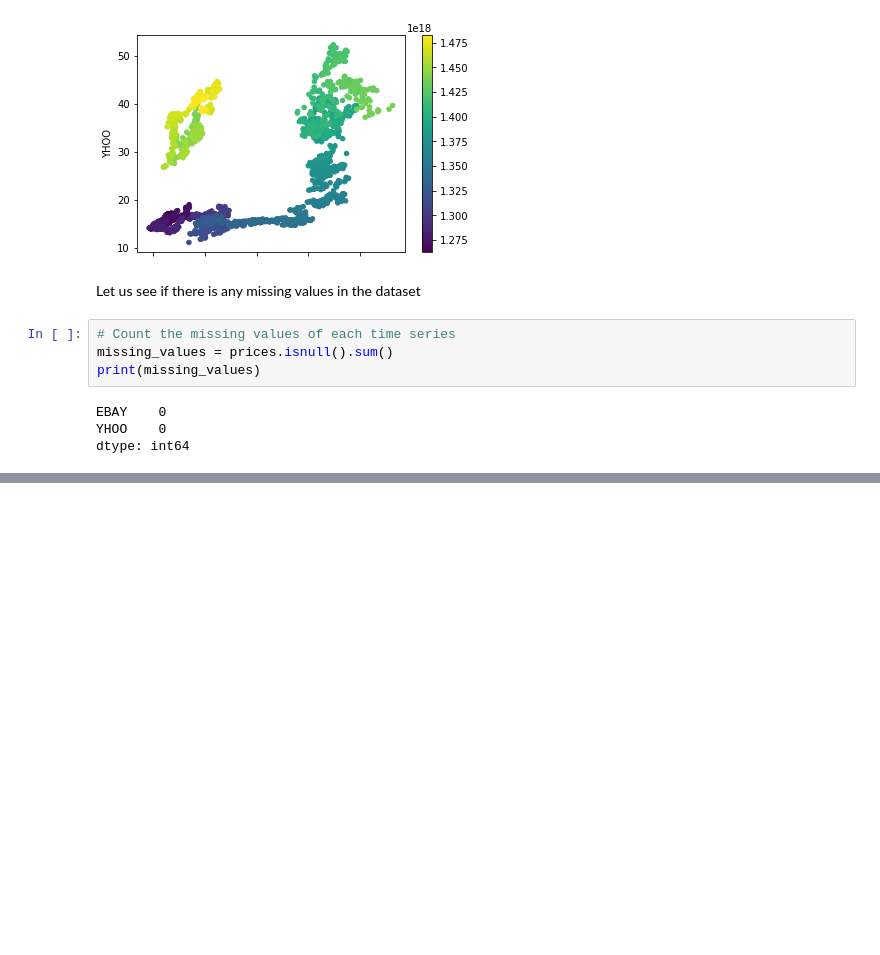
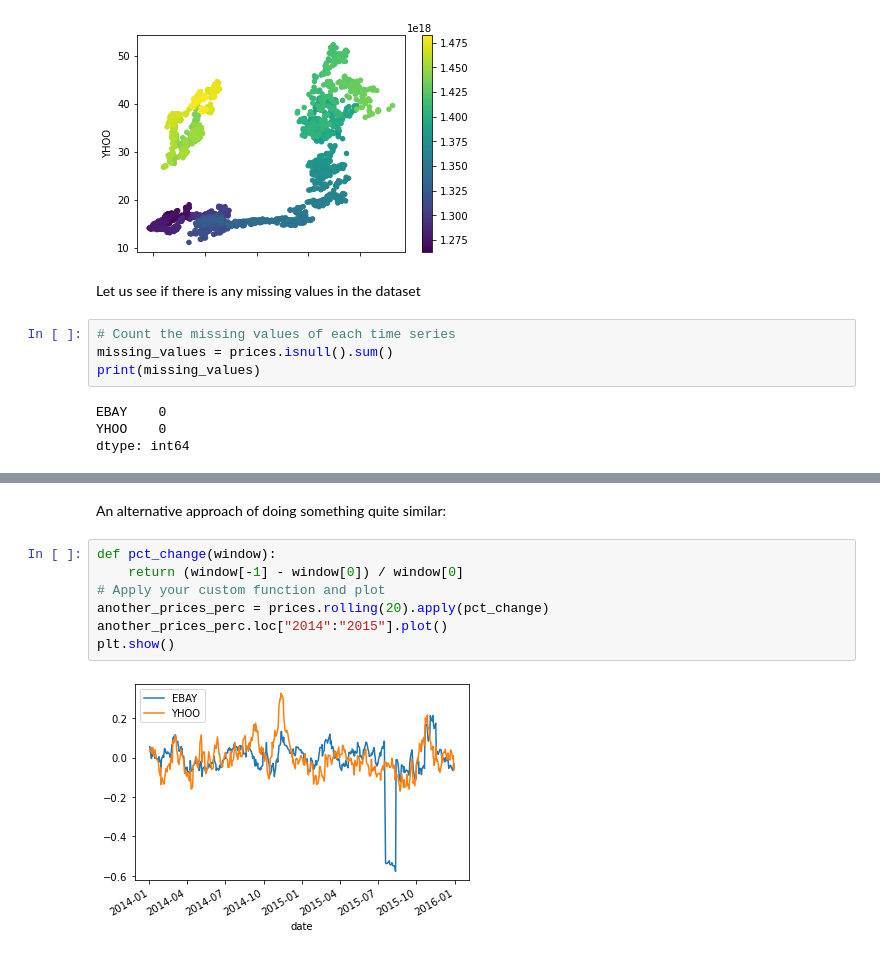
Before and after one commit to syednayeemridwan/data-science-projects, a Jupyter notebook: ML on Ebay and Yahoo Stock/stock-ml.ipynb, the cells around one changed output, grey strips where cells are left out. Saved outputs shown, nothing was run; the diff lists cells and outputs as text; blank space fills up the shorter version.

```diff
--- a/ML on Ebay and Yahoo Stock/stock-ml.ipynb
+++ b/ML on Ebay and Yahoo Stock/stock-ml.ipynb
@@ -59,0 +124,11 @@ dtype: int64
+# %% [markdown]
+An alternative approach of doing something quite similar:
+# %%
+def pct_change(window):
+    return (window[-1] - window[0]) / window[0]
+# Apply your custom function and plot
+another_prices_perc = prices.rolling(20).apply(pct_change)
+another_prices_perc.loc["2014":"2015"].plot()
+plt.show()
+# %% [output]
+[figure, added]
```
Also changed, not shown: parts of 26 cells of this notebook.
